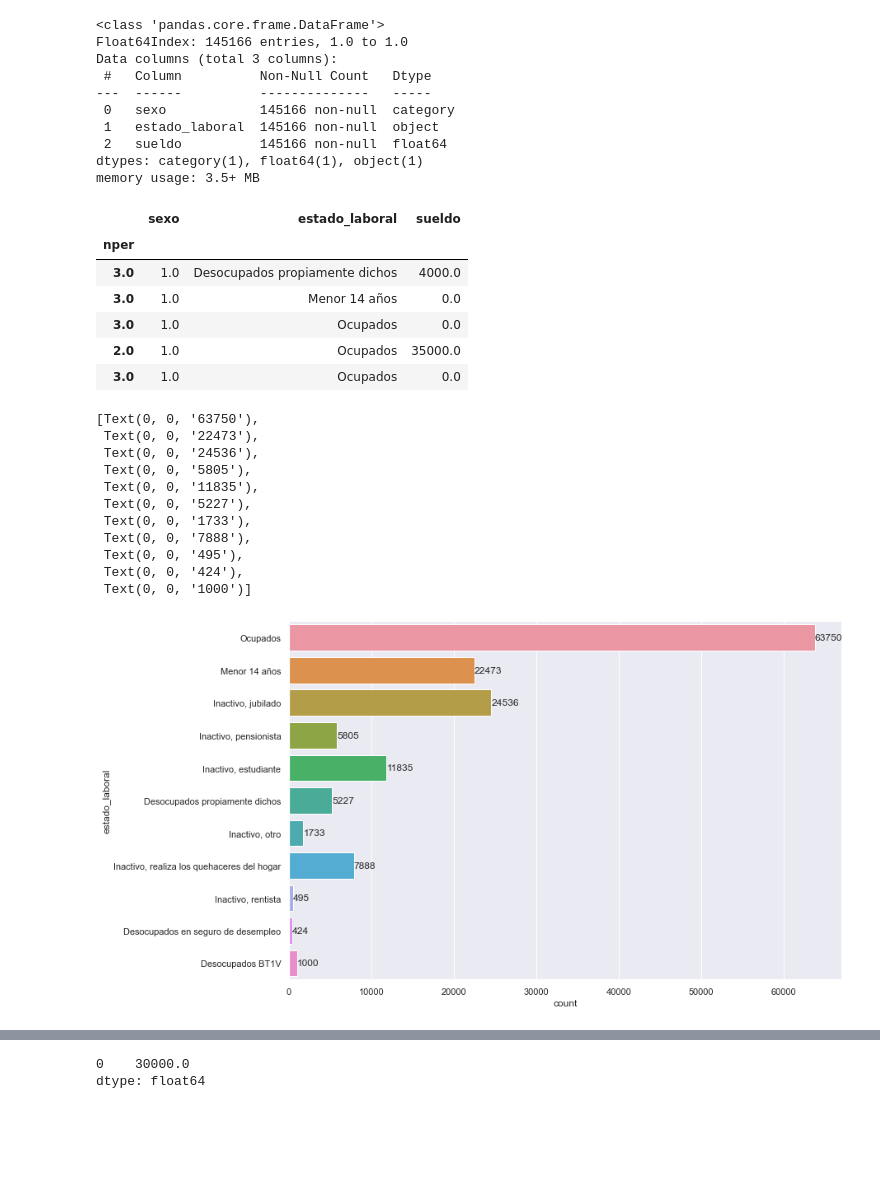
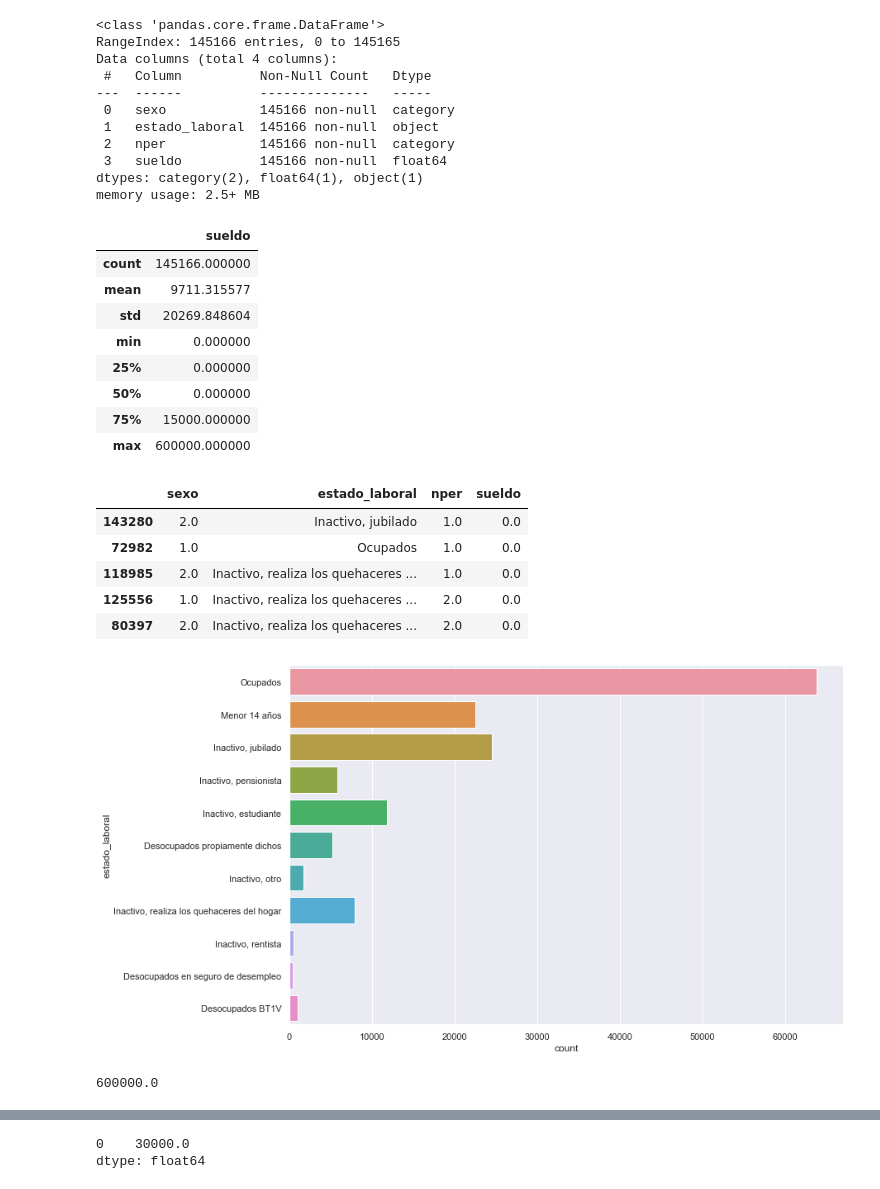
Before and after one commit to anicolon/coder_proyecto, a Jupyter notebook: hyp_2020/idea_nicolon.ipynb, the cells around one changed output, grey strips where cells are left out. Saved outputs shown, nothing was run; the diff lists cells and outputs as text; code cells hidden in the pictures; blank space fills up the shorter version.

```diff
--- a/hyp_2020/idea_nicolon.ipynb
+++ b/hyp_2020/idea_nicolon.ipynb
@@ -6,48 +6,54 @@ sns.set(rc={'figure.figsize':(12,8)})
 import warnings
 warnings.filterwarnings('ignore')
 # %%
-df = pd.read_csv('idea_anicolon.csv', index_col='nper')
+df = pd.read_csv('idea_anicolon.csv')
 
 df['sexo'] = df['sexo'].astype('category')
+df['nper'] = df['nper'].astype('category')
 
 df.info()
 # %% [output]
 <class 'pandas.core.frame.DataFrame'>
-Float64Index: 145166 entries, 1.0 to 1.0
-Data columns (total 3 columns):
+RangeIndex: 145166 entries, 0 to 145165
+Data columns (total 4 columns):
  #   Column          Non-Null Count   Dtype
 ---  ------          --------------   -----
  0   sexo            145166 non-null  category
  1   estado_laboral  145166 non-null  object
- 2   sueldo          145166 non-null  float64
-dtypes: category(1), float64(1), object(1)
-memory usage: 3.5+ MB
+ 2   nper            145166 non-null  category
+ 3   sueldo          145166 non-null  float64
+dtypes: category(2), float64(1), object(1)
+memory usage: 2.5+ MB
+# %%
+df.describe()
+# %% [output]
+|  | sueldo |
+| count | 145166.000000 |
+| mean | 9711.315577 |
+| std | 20269.848604 |
+| min | 0.000000 |
+| 25% | 0.000000 |
+| 50% | 0.000000 |
+| 75% | 15000.000000 |
+| max | 600000.000000 |
 # %%
 df.sample(5)
 # %% [output]
-|  | sexo | estado_laboral | sueldo |
-| nper |  |  |  |
-| 3.0 | 1.0 | Desocupados propiamente dichos | 4000.0 |
-| 3.0 | 1.0 | Menor 14 años | 0.0 |
-| 3.0 | 1.0 | Ocupados | 0.0 |
-| 2.0 | 1.0 | Ocupados | 35000.0 |
-| 3.0 | 1.0 | Ocupados | 0.0 |
+|  | sexo | estado_laboral | nper | sueldo |
+| 143280 | 2.0 | Inactivo, jubilado | 1.0 | 0.0 |
+| 72982 | 1.0 | Ocupados | 1.0 | 0.0 |
+| 118985 | 2.0 | Inactivo, realiza los quehaceres ... | 1.0 | 0.0 |
+| 125556 | 1.0 | Inactivo, realiza los quehaceres ... | 2.0 | 0.0 |
+| 80397 | 2.0 | Inactivo, realiza los quehaceres ... | 2.0 | 0.0 |
 # %%
 ax = sns.countplot(y=df['estado_laboral'])
 
-ax.bar_label(ax.containers[0])
+# ax.bar_label(ax.containers[0])
 # %% [output]
-[Text(0, 0, '63750'),
- Text(0, 0, '22473'),
- Text(0, 0, '24536'),
- Text(0, 0, '5805'),
- Text(0, 0, '11835'),
- Text(0, 0, '5227'),
- Text(0, 0, '1733'),
- Text(0, 0, '7888'),
- Text(0, 0, '495'),
- Text(0, 0, '424'),
- Text(0, 0, '1000')]
-[figure, old version]
+[figure, new version]
+# %%
+df['sueldo'].max()
+# %% [output]
+600000.0
 # %%
 df = df[df['sueldo'] > 0]
```
Also changed, not shown: parts of 12 cells of this notebook.
